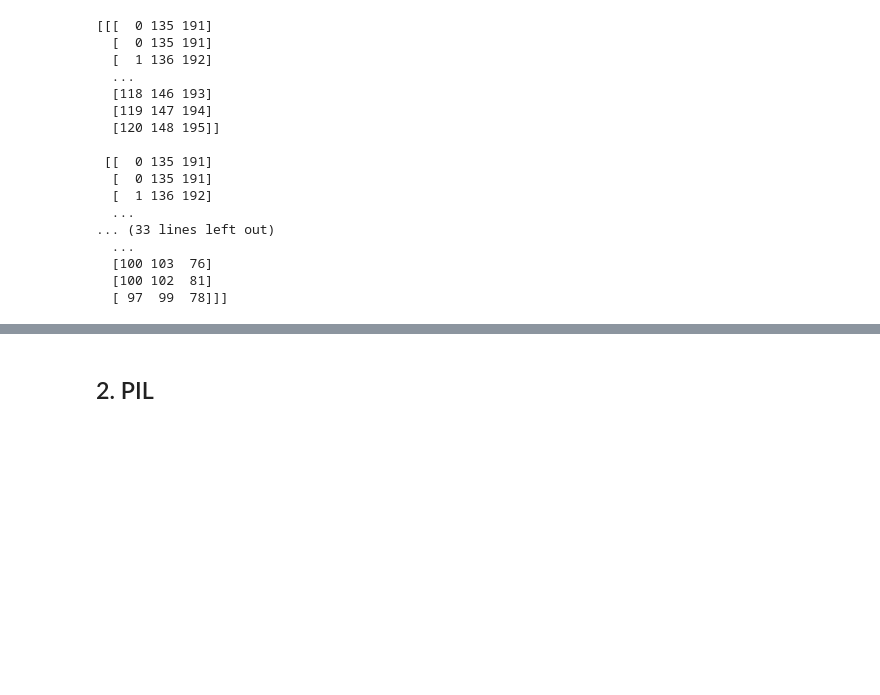
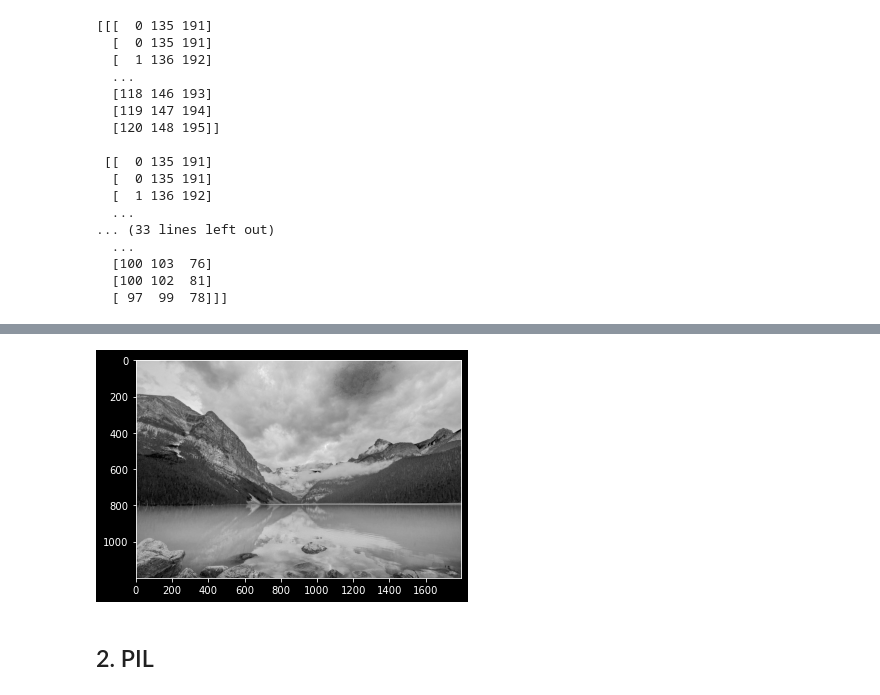
Before and after one commit to gtw2i/MSDS-565-Spring-2025, a Jupyter notebook: Unit 5 - Image Data and CNNs/U5_Images_Loading.ipynb, the cells around one changed output, grey strips where cells are left out. Saved outputs shown, nothing was run; the diff lists cells and outputs as text; code cells hidden in the pictures; blank space fills up the shorter version.

```diff
--- a/Unit 5 - Image Data and CNNs/U5_Images_Loading.ipynb
+++ b/Unit 5 - Image Data and CNNs/U5_Images_Loading.ipynb
@@ -54,3 +54,10 @@ plt.show()
+# %%
+plt.figure()
+plt.imshow(img_matplotlib[:,:,2], cmap='gray')
+#plt.axis('off')
+plt.show()
+# %% [output]
+[figure, added]
 # %% [markdown]
 ## 2. PIL
 # %%
```
Also changed, not shown: parts of 2 cells of this notebook, 2 other files.
